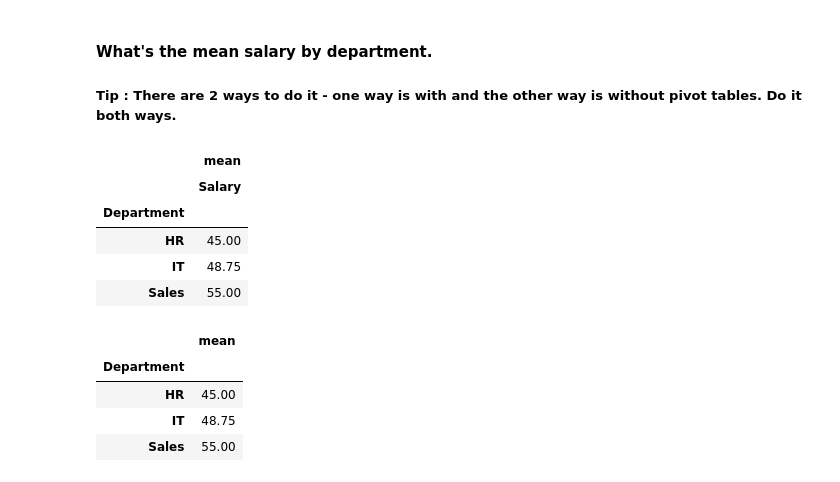
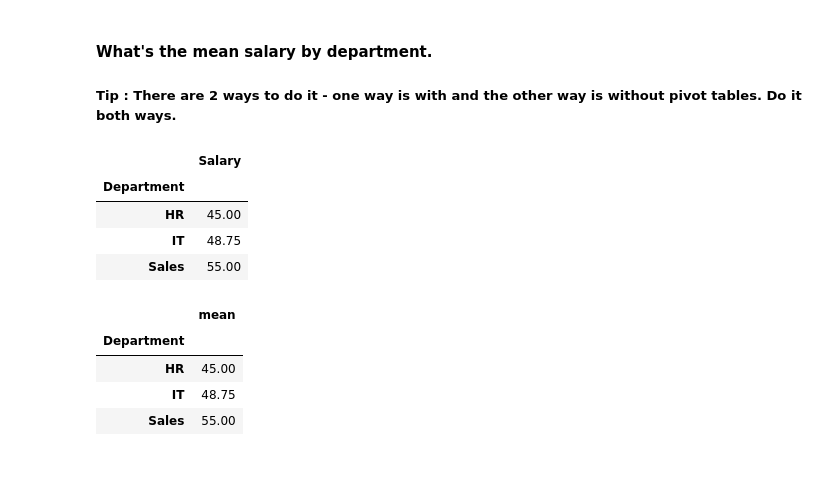
Before and after one commit to ironhack-bcn-data-june-2020/24-lab-pivot-table-and-correlation, a Jupyter notebook: your_code/main.ipynb, the cells around one changed output. Cells and saved outputs as stored; diff of their text form; code cells hidden in the pictures.

```diff
--- a/your_code/main.ipynb
+++ b/your_code/main.ipynb
@@ -38,9 +38,9 @@ employee.head(10)
 #### What's the mean salary by department.
 ##### Tip : There are 2 ways to do it - one way is with and the other way is without pivot tables. Do it both ways.
 # %%
-pd.pivot_table(employee,index='Department', values=['Salary'], aggfunc=[np.mean])
+pd.pivot_table(employee,index='Department', values=['Salary'])
+# Pivot Table shows mean by default
 # %% [output]
-|  | mean |
 |  | Salary |
 | Department |  |
 | HR | 45.00 |
```
Also changed, not shown: parts of 3 cells of this notebook.
